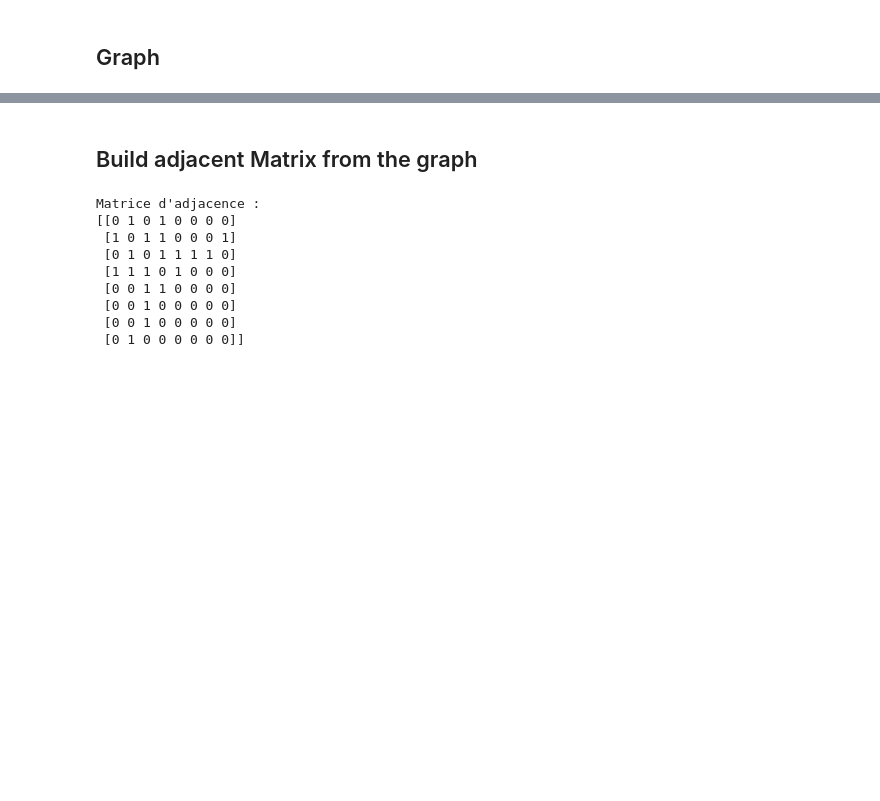
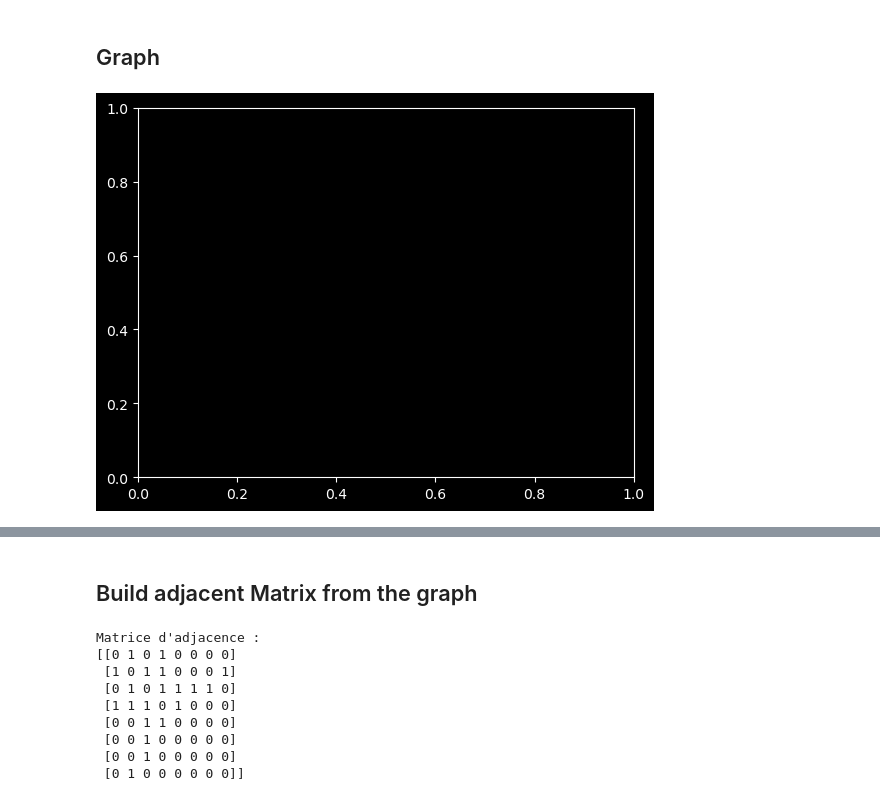
Before and after one commit to francoisbonnard/Math, a Jupyter notebook: networkx.ipynb, the cells around one changed output, grey strips where cells are left out. Cells and saved outputs as stored; diff of their text form; code cells hidden in the pictures; blank space fills up the shorter version.

```diff
--- a/networkx.ipynb
+++ b/networkx.ipynb
@@ -5,4 +5,8 @@
 # %%
 import numpy as np
 import networkx as nx
 import matplotlib.pyplot as plt
+fig, ax = plt.subplots(nrows=1, ncols=1)
+ax.set_facecolor("black")
+# %% [output]
+[figure, added]
```
Also changed, not shown: parts of 5 cells of this notebook.
